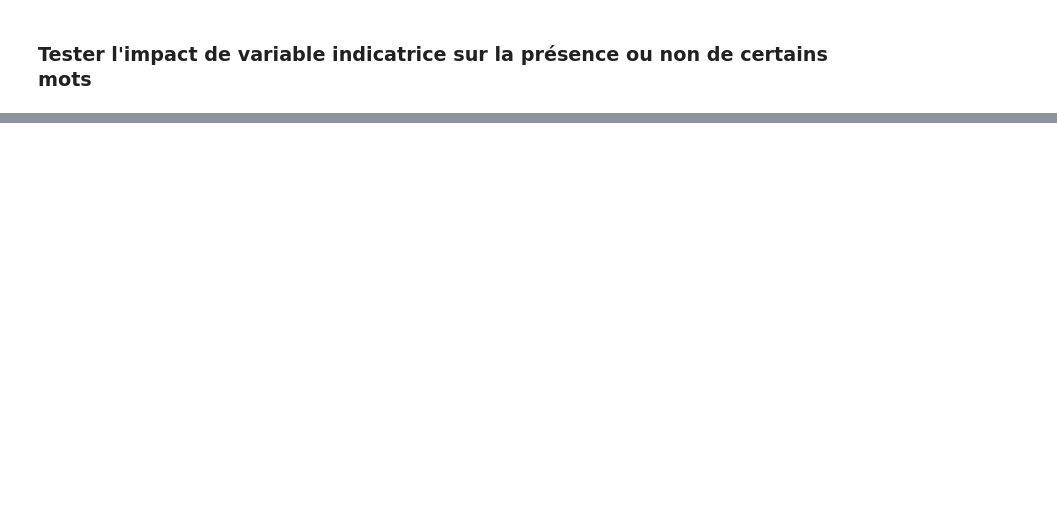
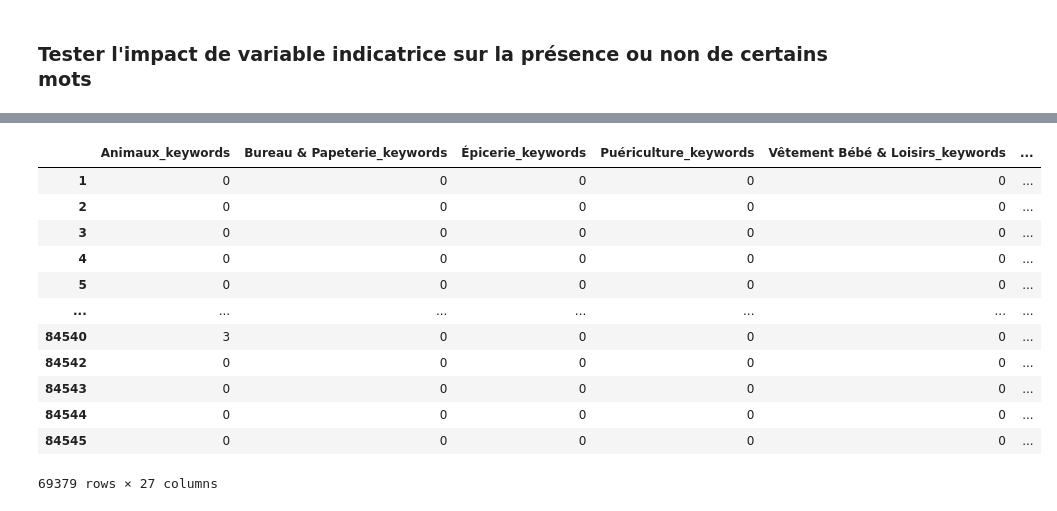
Before and after one commit to beautiful-pixel/DS_rakuten, a Jupyter notebook: exploration_liste_de_mots.ipynb, the cells around one changed output, grey strips where cells are left out. Saved outputs shown, nothing was run; the diff lists cells and outputs as text; code cells hidden in the pictures; blank space fills up the shorter version.

```diff
--- a/exploration_liste_de_mots.ipynb
+++ b/exploration_liste_de_mots.ipynb
@@ -97,0 +80,66 @@ f1 score : 0.37645416472778037
+# %%
+import pandas as pd
+import numpy as np
+
+# 1. Definir les mots clés par catégorie
+
+keyword_dict = {
+    "Animaux": [ "chien", "chat", "animal", "compagnie", "collier"],
+    "Bureau & Papeterie": ["verso", "cahier", "encre", "papier", "recto", "a5"],
+    "Épicerie": ["epices", "arôme", "chocolat", "sucre", "sachet", "capsule"],
+    "Puériculture": ["langer", "bavoir", "assiette", "siege", "tétine", "poussette"],
+    "Vêtement Bébé & Loisirs": ["bébé", "chaussettes", "paire", "longueur", "filles","garçons"],
+    "Figurines": ["figurine", "gundam", "statuette", "officiel", "marvel", "funko"],
+    "Jeux de cartes":["mtg", "oh", "rare", "vf", "carte", "magic"],
+    "Jeux de rôle & Figurines": ["halloween", "figurine", "warhammer", "prince", "masque"],
+    "Bricolage & Outillage": ["arrosage", "tondeuse", "aspirateur", "appareils", "outil", "coupe", "bâche"],
+    "Décoration & Équipement Jardin": ["bois", "jardin", "résistant", "tente", "parasol", "aluminium"],
+    "Piscine & Accessoires": ["piscine", "filtration", "pompe", "dimensions","eau", "ronde"],
+    "Accessoires & Périphériques":["nintendo", "manette", "protection", "ps4", "silicone", "câble"],
+    "Consoles": ["console", "oui", "jeu", "écran", "portable", "marque", "jeux"],
+    "Jeux PC en Téléchargement":["windows", "jeu", "directx", "plus", "téléchargement", "disque", "édition"],
+    "Jeux Vidéo Modernes": ["duty","jeux", "manettes", "ps3", "xbox", "kinect"],
+    "Rétro Gaming": ["japonais", "import", "langue", "titres", "sous", "français"],
+    "Jeux éducatifs": ["joue", "cartes", "enfants", "éducatif", "bois", "jouer"],
+    "Jouets & Figurines": ["doudou", "enfants", "cadeau", "peluche", "jouet", "puzzle"],
+    "Loisirs & Plein air": ["camping", "pêche", "stress", "stream", "bracelet", "trampoline"],
+    "Modélisme & Drones": ["drone", "générique", "dji", "avion", "batterie", "cámera", "one"],
+    "Littérature": ["monde", "ouvrage", "siècle", "roman", "livre", "histoire", "tome"],
+    "Livres spécialisés": ["guide", "édition", "histoire", "art", "collection"],
+    "Presse & Magazines": ["journal", "france", "illustre", "magazine", "presse", "revue"],
+    "Séries & Encyclopédies":[ "lot", "livres", "tomes", "volumes", "tome", "revues"],
+    "Décoration & Lumières": ["led", "noël", "lumière", "lampe", "décoration", "couleur"],
+    "Textiles d'intérieur": ["oreiller", "taie", "coussin", "couverture", "canapé", "cotton"],
+     "Équipement Maison":["matelas", "assise", "bois", "table", "hauteur", "mousse"]
+
+}
+
+# Construire un texte global
+df["text"] = (df["cleaned_designation"].fillna("") + " " +
+              df["cleaned_description"].fillna("")).str.lower()
+
+# Génération des colonnes de comptage
+
+data = {}
+
+for cat, mots in keyword_dict.items():
+    pattern = '|'.join(mots)  # expression régulière
+    data[cat + "_keywords"] = df["text"].str.count(pattern)
+
+# Convertir en DataFrame final
+new_X = pd.DataFrame(data)
+new_X
+# %% [output]
+|  | Animaux_keywords | Bureau & Papeterie_keywords | Épicerie_keywords | Puériculture_keywords | Vêtement Bébé & Loisirs_keywords | ... |
+| 1 | 0 | 0 | 0 | 0 | 0 | ... |
+| 2 | 0 | 0 | 0 | 0 | 0 | ... |
+| 3 | 0 | 0 | 0 | 0 | 0 | ... |
+| 4 | 0 | 0 | 0 | 0 | 0 | ... |
+| 5 | 0 | 0 | 0 | 0 | 0 | ... |
+| ... | ... | ... | ... | ... | ... | ... |
+| 84540 | 3 | 0 | 0 | 0 | 0 | ... |
+| 84542 | 0 | 0 | 0 | 0 | 0 | ... |
+| 84543 | 0 | 0 | 0 | 0 | 0 | ... |
+| 84544 | 0 | 0 | 0 | 0 | 0 | ... |
+| 84545 | 0 | 0 | 0 | 0 | 0 | ... |
+69379 rows × 27 columns
```
Also changed, not shown: parts of 10 cells of this notebook.
